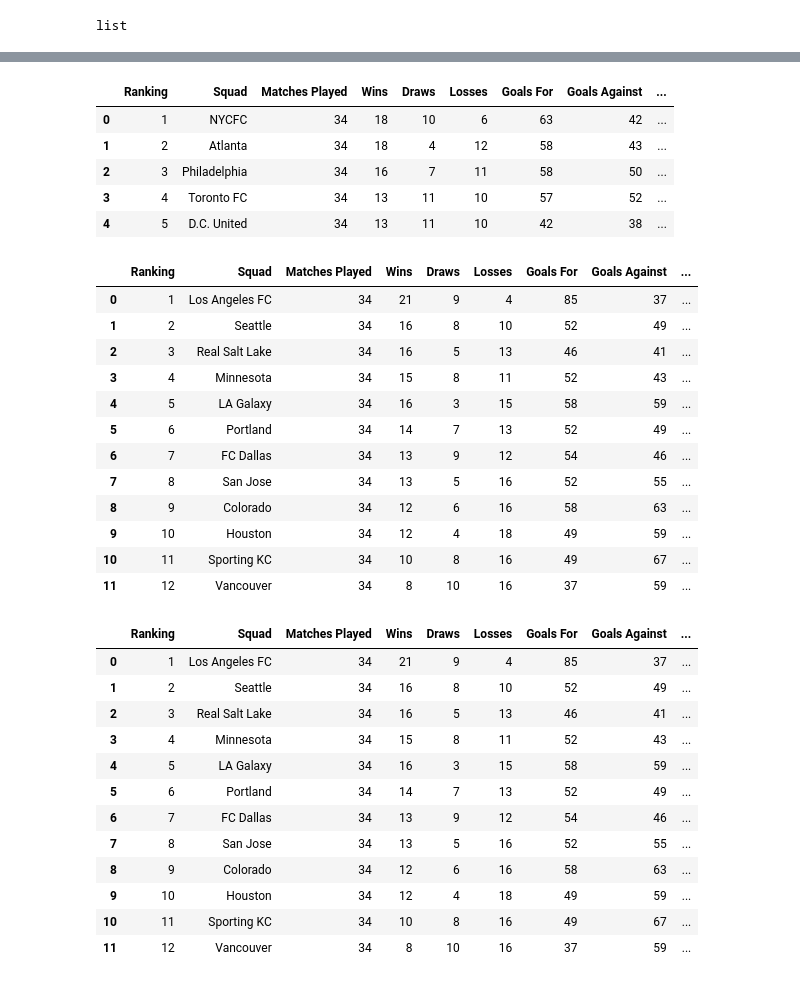
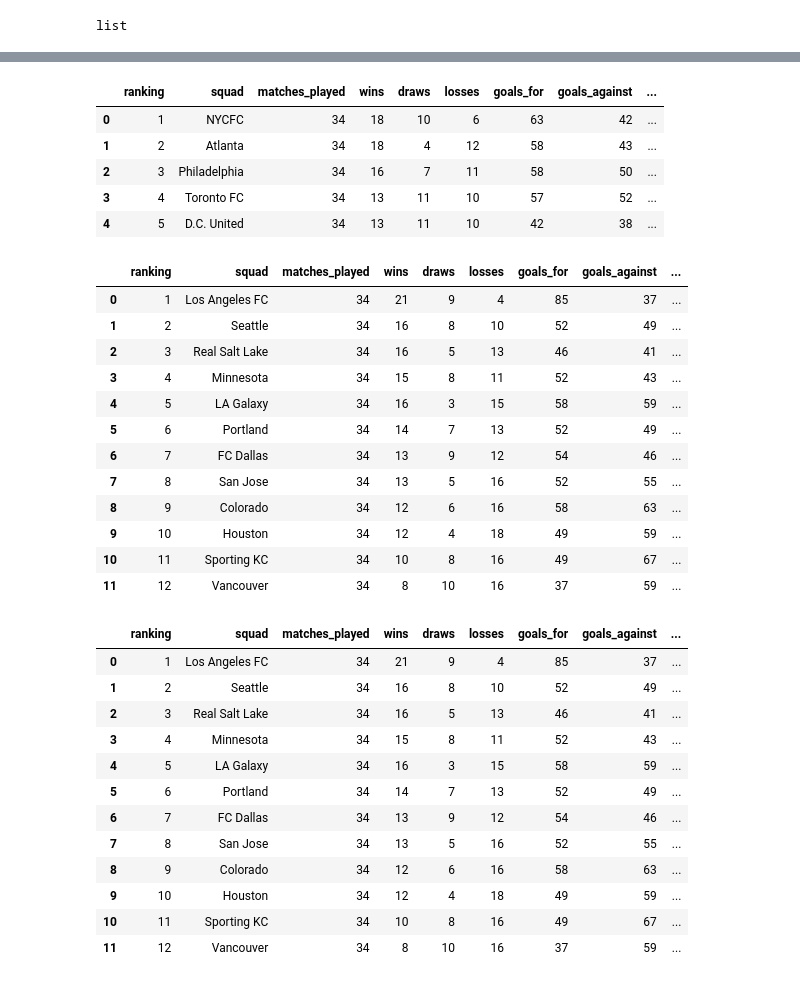
Before and after one commit to dgustave/ETL-Challenge, a Jupyter notebook: notebooks/mls_data.ipynb, the cells around one changed output, grey strips where cells are left out. Cells and saved outputs as stored; diff of their text form; code cells hidden in the pictures.

```diff
--- a/notebooks/mls_data.ipynb
+++ b/notebooks/mls_data.ipynb
@@ -89,10 +91,10 @@ Name: Squad, dtype: object
 # Create a Clubs list to match to Squads.
 club = ['New York City FC', 'Atlanta United', 'Philadelphia Union', 'Toronto FC', 'DC United', 'New York Red Bulls', 'New England Revolution', 'Chicago Fire',
                     'Montreal Impact', 'Columbus Crew',  'Orlando City SC', 'FC Cincinnati']
-eastern_df["Club"] = club
+eastern_df["club"] = club
 eastern_df.head()
 # %% [output]
-|  | Ranking | Squad | Matches Played | Wins | Draws | Losses | Goals For | Goals Against | ... |
+|  | ranking | squad | matches_played | wins | draws | losses | goals_for | goals_against | ... |
 | 0 | 1 | NYCFC | 34 | 18 | 10 | 6 | 63 | 42 | ... |
 | 1 | 2 | Atlanta | 34 | 18 | 4 | 12 | 58 | 43 | ... |
 | 2 | 3 | Philadelphia | 34 | 16 | 7 | 11 | 58 | 50 | ... |
@@ -119,9 +115,17 @@ western_df.columns = ['Ranking', 'Squad', 'Matches Played', 'Wins', 'Draws', 'Lo
+# %%
+# Perform same process on western
+western_df = tables[2]
+western_df.head()
+# Rename columns:
+western_df.columns = ['ranking', 'squad', 'matches_played', 'wins', 'draws', 'losses', 'goals_for', 'goals_against',
+                      'goal_differential', 'total_points', 'expected_goals', "expected_goals_allowed", "expected_goals_differiential",
+                      "expected_goals_differiential_mins", 'spectators', 'top_team_scorer', 'goalkeeper', 'notes' ]
 # %%
 # Delete column notes:
-del western_df['Notes']
+del western_df['notes']
 western_df
 # %% [output]
-|  | Ranking | Squad | Matches Played | Wins | Draws | Losses | Goals For | Goals Against | ... |
+|  | ranking | squad | matches_played | wins | draws | losses | goals_for | goals_against | ... |
 | 0 | 1 | Los Angeles FC | 34 | 21 | 9 | 4 | 85 | 37 | ... |
 | 1 | 2 | Seattle | 34 | 16 | 8 | 10 | 52 | 49 | ... |
 | 2 | 3 | Real Salt Lake | 34 | 16 | 5 | 13 | 46 | 41 | ... |
@@ -138,10 +142,10 @@ western_df
 # Create a Clubs list to match to Squads.
 club2 = ['LAFC', 'Seattle Sounders FC', 'Real Salt Lake', 'Minnesota United', 'LA Galaxy', 'Portland Timbers', 'FC Dallas', 'San Jose Earthquakes',
                     'Colorado Rapids', 'Houston Dynamo',  'Sporting Kansas City', 'Vancouver Whitecaps']
-western_df["Club"] = club2
+western_df["club"] = club2
 western_df
 # %% [output]
-|  | Ranking | Squad | Matches Played | Wins | Draws | Losses | Goals For | Goals Against | ... |
+|  | ranking | squad | matches_played | wins | draws | losses | goals_for | goals_against | ... |
 | 0 | 1 | Los Angeles FC | 34 | 21 | 9 | 4 | 85 | 37 | ... |
 | 1 | 2 | Seattle | 34 | 16 | 8 | 10 | 52 | 49 | ... |
 | 2 | 3 | Real Salt Lake | 34 | 16 | 5 | 13 | 46 | 41 | ... |
```
Also changed, not shown: parts of 19 cells of this notebook, 11 other files.
